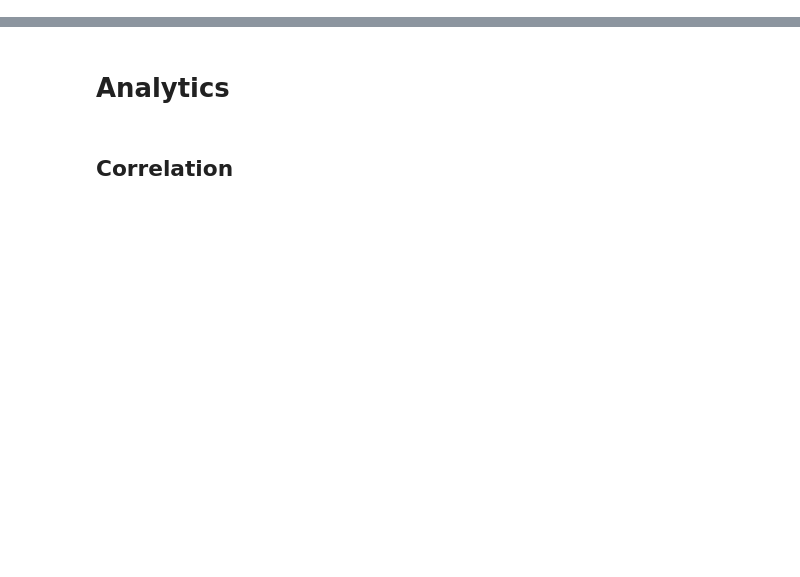
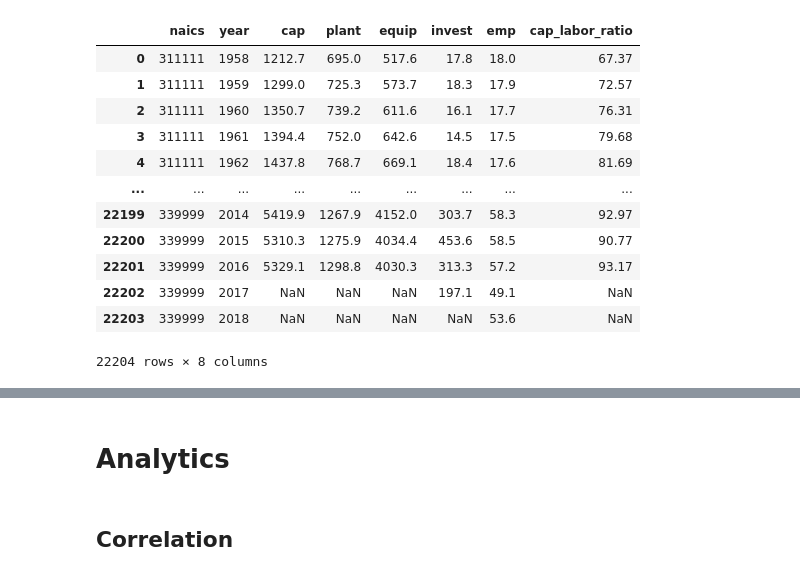
Before and after one commit to yomisamadesu/DS_ML_Project_colab-integrartion, a Jupyter notebook: DSML1/data_inspection.ipynb, the cells around one changed output, grey strips where cells are left out. Drawn from its saved outputs; the diff is of its cells as text; code cells hidden in the pictures; blank space fills up the shorter version.

```diff
--- a/DSML1/data_inspection.ipynb
+++ b/DSML1/data_inspection.ipynb
@@ -144,0 +70,19 @@ overview
+# %%
+group_1 = group_1_3[['naics', 'year', 'cap', 'plant', 'equip', 'invest', 'emp']]
+group_1 = group_1.copy()
+group_1['cap_labor_ratio'] = round(group_1['cap'] / group_1['emp'], 2)
+group_1
+# %% [output]
+|  | naics | year | cap | plant | equip | invest | emp | cap_labor_ratio |
+| 0 | 311111 | 1958 | 1212.7 | 695.0 | 517.6 | 17.8 | 18.0 | 67.37 |
+| 1 | 311111 | 1959 | 1299.0 | 725.3 | 573.7 | 18.3 | 17.9 | 72.57 |
+| 2 | 311111 | 1960 | 1350.7 | 739.2 | 611.6 | 16.1 | 17.7 | 76.31 |
+| 3 | 311111 | 1961 | 1394.4 | 752.0 | 642.6 | 14.5 | 17.5 | 79.68 |
+| 4 | 311111 | 1962 | 1437.8 | 768.7 | 669.1 | 18.4 | 17.6 | 81.69 |
+| ... | ... | ... | ... | ... | ... | ... | ... | ... |
+| 22199 | 339999 | 2014 | 5419.9 | 1267.9 | 4152.0 | 303.7 | 58.3 | 92.97 |
+| 22200 | 339999 | 2015 | 5310.3 | 1275.9 | 4034.4 | 453.6 | 58.5 | 90.77 |
+| 22201 | 339999 | 2016 | 5329.1 | 1298.8 | 4030.3 | 313.3 | 57.2 | 93.17 |
+| 22202 | 339999 | 2017 | NaN | NaN | NaN | 197.1 | 49.1 | NaN |
+| 22203 | 339999 | 2018 | NaN | NaN | NaN | NaN | 53.6 | NaN |
+22204 rows × 8 columns
```
Also changed, not shown: parts of 24 cells of this notebook, 10 other files.
